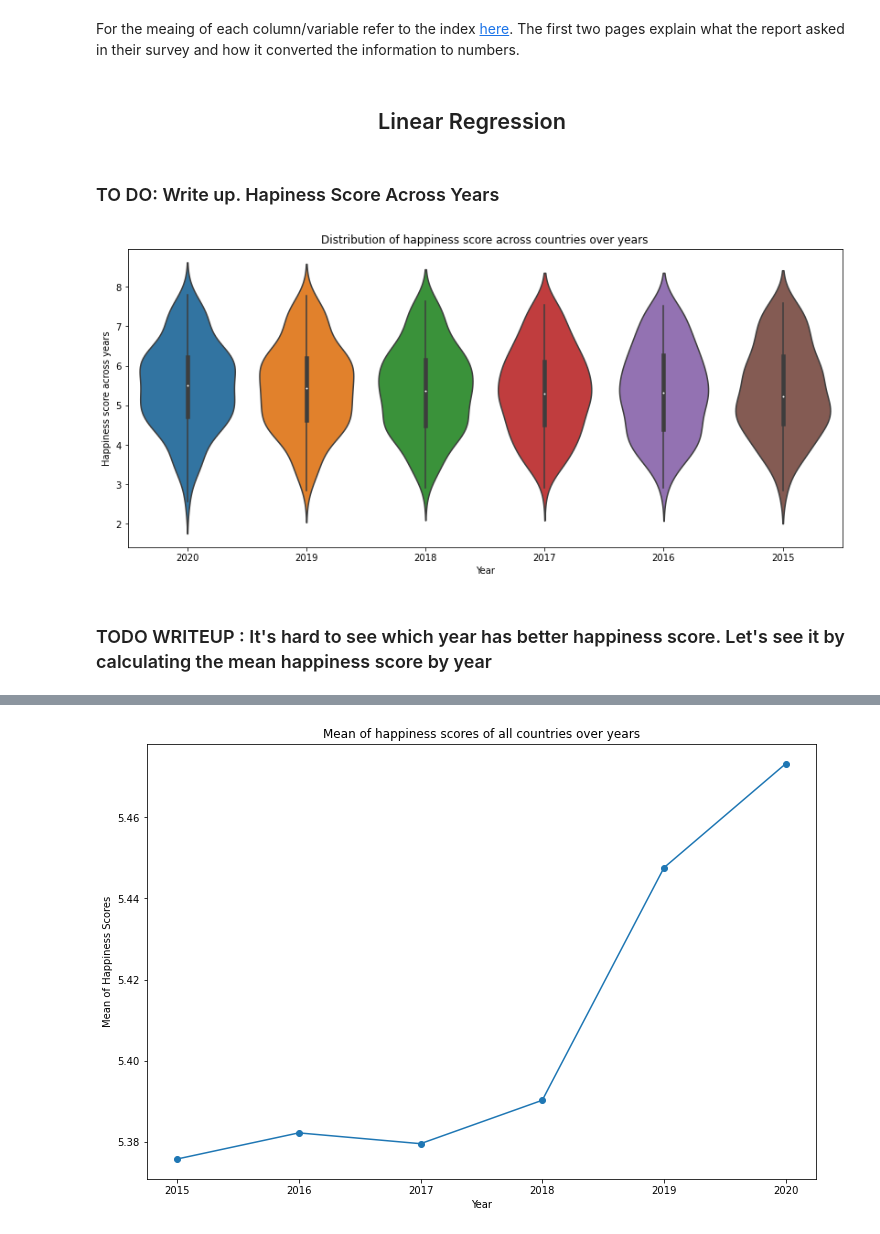
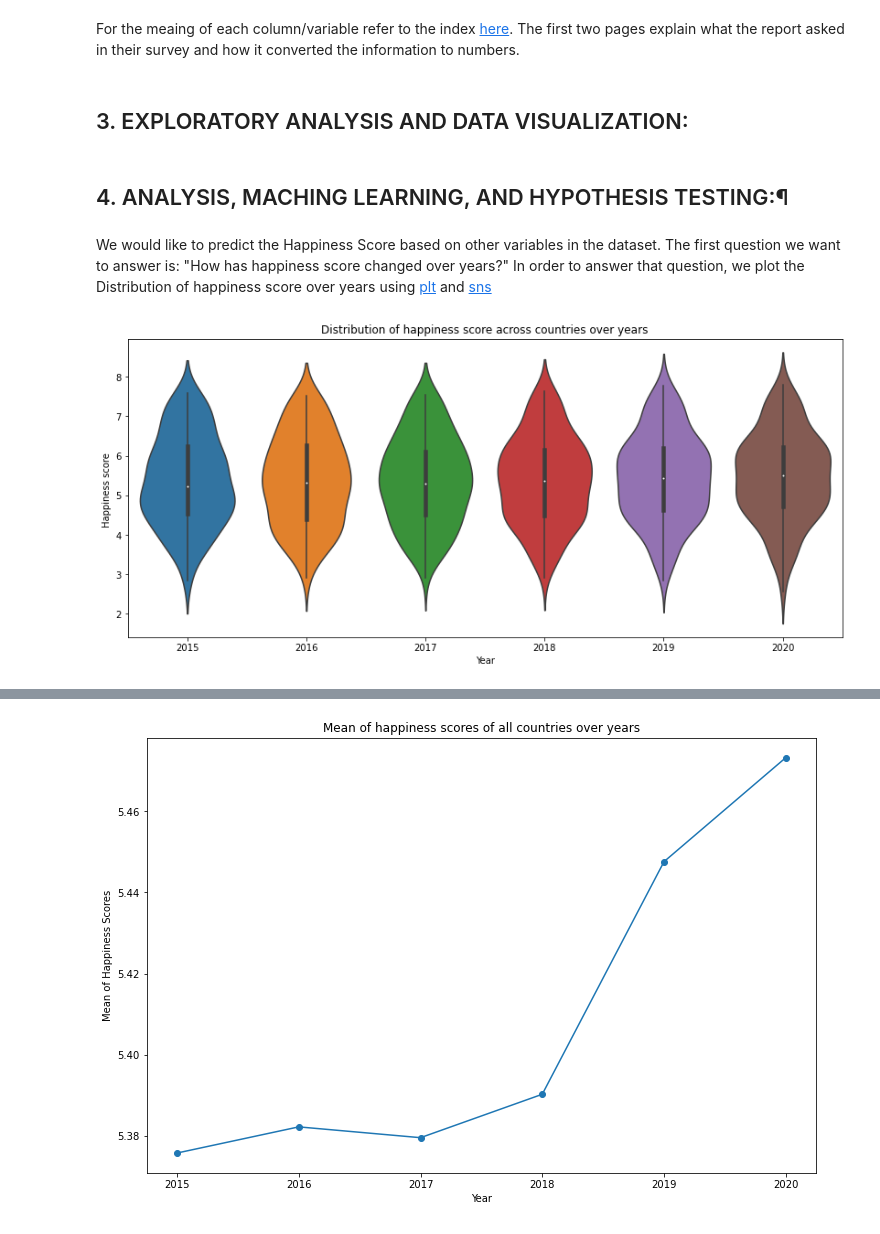
Before and after one commit to Jzhong456/Jzhong456.github.io, a Jupyter notebook: Final_Tutorial.ipynb, the cells around one changed output, grey strips where cells are left out. Saved outputs shown, nothing was run; the diff lists cells and outputs as text; code cells hidden in the pictures.

```diff
--- a/Final_Tutorial.ipynb
+++ b/Final_Tutorial.ipynb
@@ -83,7 +90,7 @@ data2019 = data2019.rename(columns = {'Overall rank' : 'Happiness Rank', 'Countr
                                       'Freedom to make life choices':'Freedom','Perceptions of corruption' : 'Trust (Government Corruption)'})
 #Matches the countries with their repective regions
 data2019 = pd.merge(data2019, temp, how='left', on=['Country'])
-data2019['Year'] = "2019"
+data2019['Year'] = 2019
 data2019
 # %% [output]
 |  | Happiness Rank | Country | Happiness Score | Economy (GDP per Capita) | Family | Health (Life Expectancy) | ... |
@@ -105,7 +112,7 @@ data2018 = data2018.rename(columns = {'Happiness.Rank' : 'Happiness Rank', 'Coun
                                       'Social support': 'Family', 'Healthy life expectancy' : 'Health (Life Expectancy)',
                                       'Freedom to make life choices':'Freedom','Perceptions of corruption' : 'Trust (Government Corruption)'})
 data2018 = pd.merge(data2018, temp, how='left', on=['Country'])
-data2018['Year'] = "2018"
+data2018['Year'] = 2018
 data2018
 # %% [output]
 |  | Happiness Rank | Country | Happiness Score | Economy (GDP per Capita) | Family | Health (Life Expectancy) | ... |
@@ -127,4 +134,5 @@ data2017 = data2017.rename(columns = {'Happiness.Rank' : 'Happiness Rank', 'Coun
                                       'Health..Life.Expectancy.' : 'Health (Life Expectancy)',
                                       'Freedom to make life choices':'Freedom','Trust..Government.Corruption.' : 'Trust (Government Corruption)'})
 data2017 = pd.merge(data2017, temp, how='left', on=['Country']).dropna()
-data2017['Year'] = "2017"
+data2017['Year'] = 2017
+data2017
@@ -131,6 +153,6 @@ data2017['Year'] = "2017"
 # %%
-data2016['Year'] = "2016"
-data2015['Year'] = "2015"
+data2016['Year'] = 2016
+data2015['Year'] = 2015
 # %%
 data2016
 # %% [output]
@@ -187,26 +209,19 @@ dataAll
 916 rows × 11 columns
 # %% [markdown]
 For the meaing of each column/variable refer to the index <a href= https://happiness-report.s3.amazonaws.com/2020/WHR20_Ch2_Statistical_Appendix.pdf>here</a>. The first two pages explain what the report asked in their survey and how it converted the information to numbers.
-# %% [markdown]
-<h2><center>Linear Regression</center></h2>
-# %% [markdown]
-
-### TO DO: Write up. Hapiness Score Across Years
+# %% [markdown]
+## 3. EXPLORATORY ANALYSIS AND DATA VISUALIZATION:
+# %% [markdown]
+## 4. ANALYSIS, MACHING LEARNING, AND HYPOTHESIS TESTING:¶
+# %% [markdown]
+We would like to predict the Happiness Score based on other variables in the dataset. The first question we want to answer is: "How has happiness score changed over years?" In order to answer that question, we plot the Distribution of happiness score over years using <a href= https://matplotlib.org/contents.html>plt</a> and <a href= https://seaborn.pydata.org/introduction.html>sns</a>
 # %%
-import seaborn as sns
-import sklearn
-from sklearn.linear_model import LinearRegression
-from sklearn.preprocessing import PolynomialFeatures
-import warnings
-
 #Plot the happiness score distribution
 plt.figure(figsize=(14,6)) #Format figure size
-sns.violinplot(x='Year', y='Happiness Score', data=dataAll).set( xlabel="Year", ylabel="Happiness score across years")
+sns.violinplot(x='Year', y='Happiness Score', data=dataAll).set( xlabel="Year", ylabel="Happiness score ")
 plt.title("Distribution of happiness score across countries over years")
 
 # Show the plot
 plt.show()
 # %% [output]
-[figure, old version]
+[figure, new version]
-# %% [markdown]
-### TODO WRITEUP : It's hard to see which year has better happiness score. Let's see it by calculating the mean happiness score by year
```
Also changed, not shown: parts of 69 cells of this notebook.
